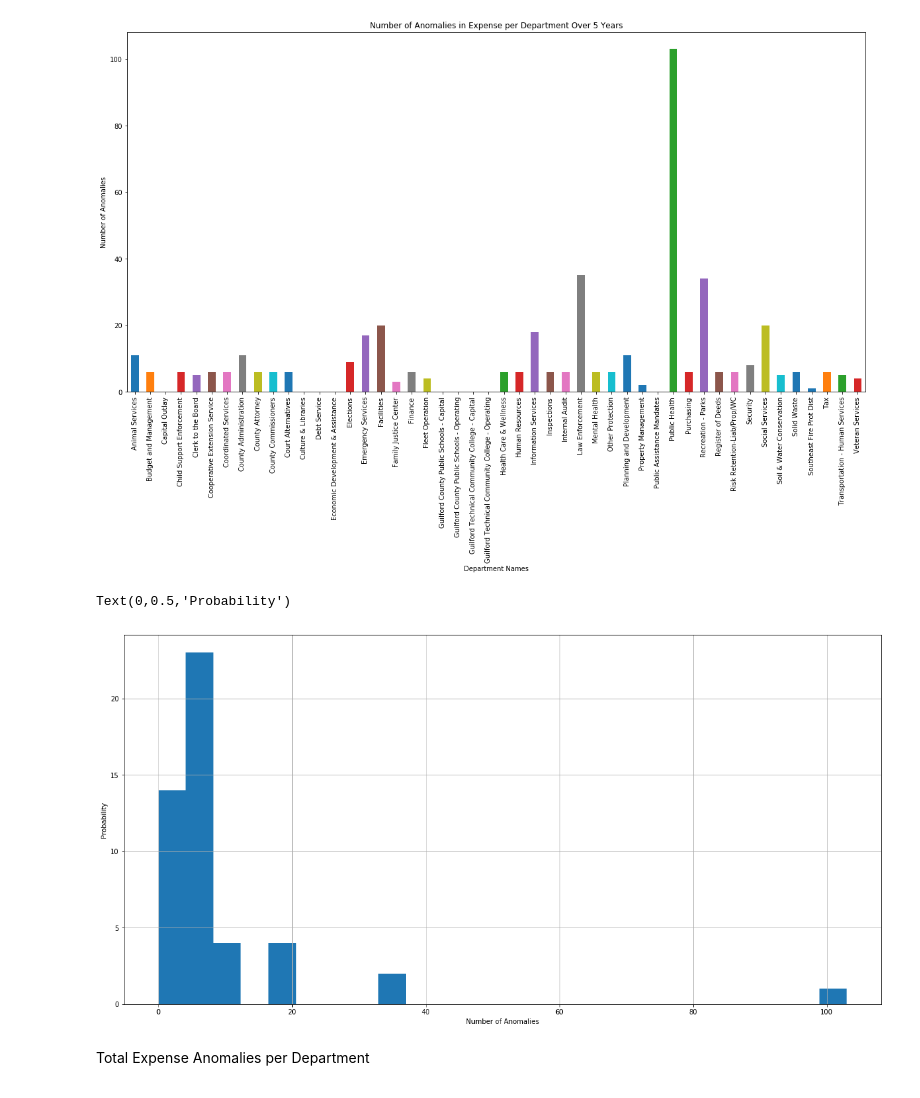
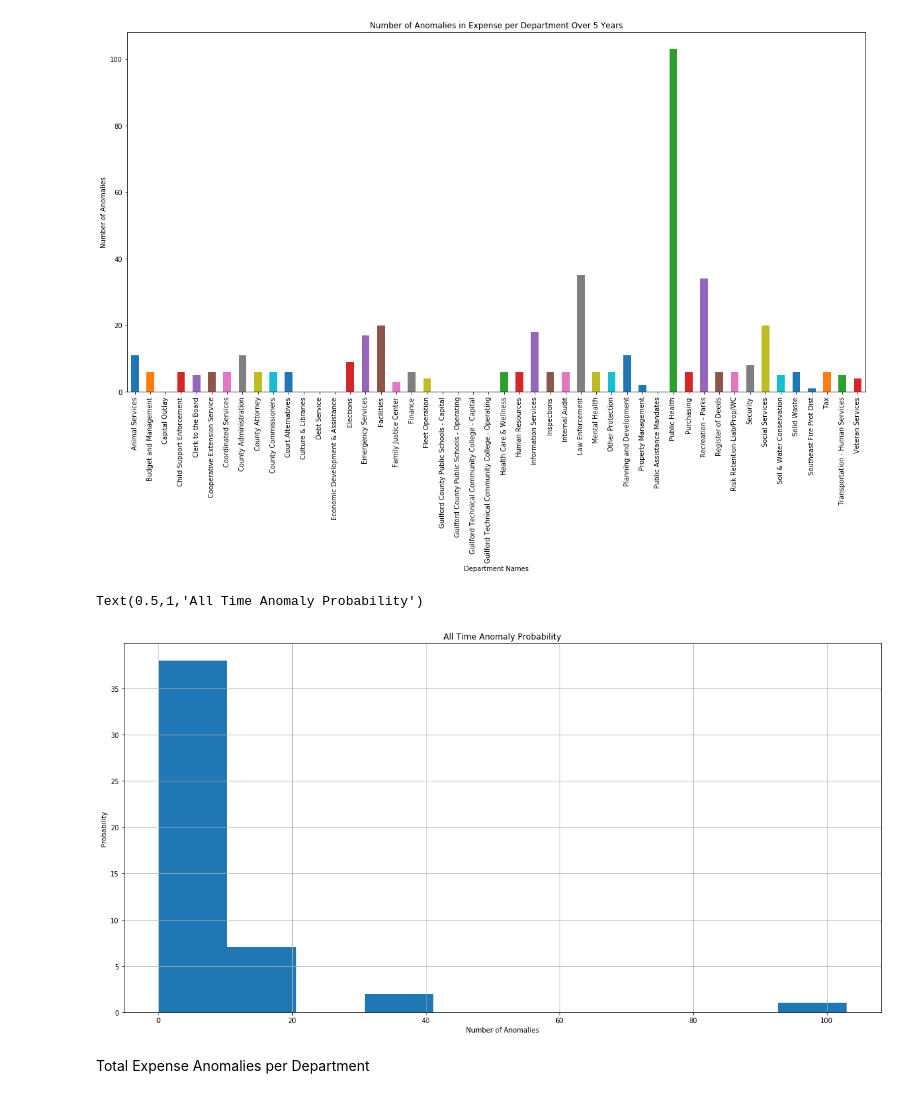
Before and after one commit to UNCG-CSE/Guilford_Financial, a Jupyter notebook: src/AnomalyDetectionSig3.ipynb, the cells around one changed output. Drawn from its saved outputs; the diff is of its cells as text; code cells hidden in the pictures.

Commit message:
added probability graph for expense anomalies for real this time

```diff
--- a/src/AnomalyDetectionSig3.ipynb
+++ b/src/AnomalyDetectionSig3.ipynb
@@ -60,14 +60,15 @@ Text(0,0.5,'Number of Anomalies')
 # %%
 #for x in deptlist:
 #    print x[0]
 #    print "Anomalies: " + str(x[1])
 #    print
-da = deptAnom.hist(figsize=(20,10), bins = 25)
+da = deptAnom.hist(figsize=(20,10), bins = 10)
 da.set_xlabel("Number of Anomalies")
 da.set_ylabel("Probability")
+da.set_title("All Time Anomaly Probability")
 # %% [output]
-Text(0,0.5,'Probability')
+Text(0.5,1,'All Time Anomaly Probability')
-[figure, old version]
+[figure, new version]
 # %% [markdown]
 Total Expense Anomalies per Department
 # %%
```
Also changed, not shown: parts of 1 cell of this notebook.
